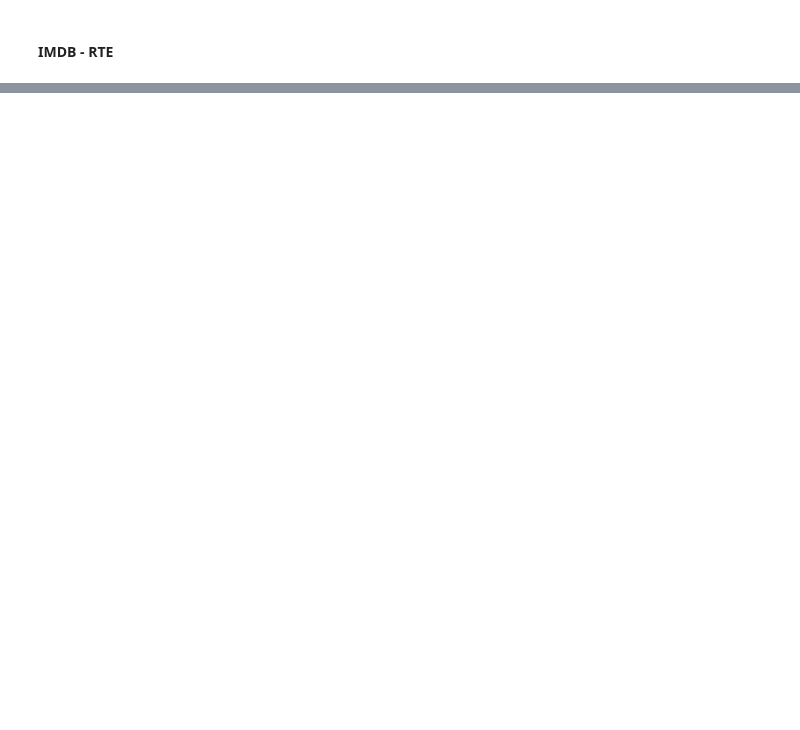
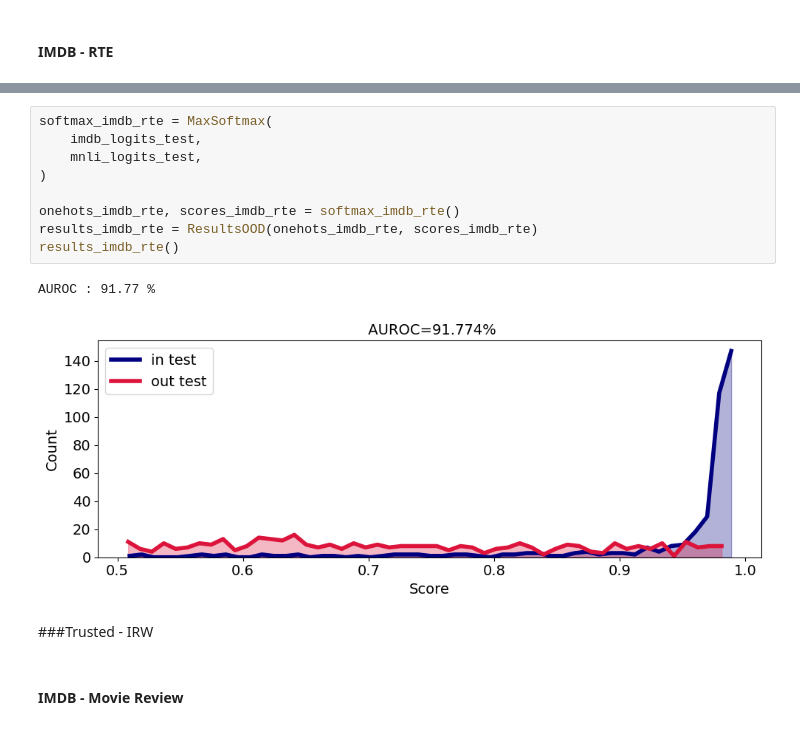
Before and after one commit to Julien2048/NLP_Project_OOD, a Jupyter notebook: Notebooks/get_metric_ood.ipynb, the cells around one changed output, grey strips where cells are left out. Cells and saved outputs as stored; diff of their text form; blank space fills up the shorter version.

```diff
--- a/Notebooks/get_metric_ood.ipynb
+++ b/Notebooks/get_metric_ood.ipynb
@@ -201,0 +211,16 @@ results()
+# %%
+softmax_imdb_rte = MaxSoftmax(
+    imdb_logits_test,
+    mnli_logits_test,
+)
+
+onehots_imdb_rte, scores_imdb_rte = softmax_imdb_rte()
+results_imdb_rte = ResultsOOD(onehots_imdb_rte, scores_imdb_rte)
+results_imdb_rte()
+# %% [output]
+AUROC : 91.77 %
+[figure, added]
+# %% [markdown]
+###Trusted - IRW
+# %% [markdown]
+#### IMDB - Movie Review
```
Also changed, not shown: parts of 19 cells of this notebook, 2 other files.
